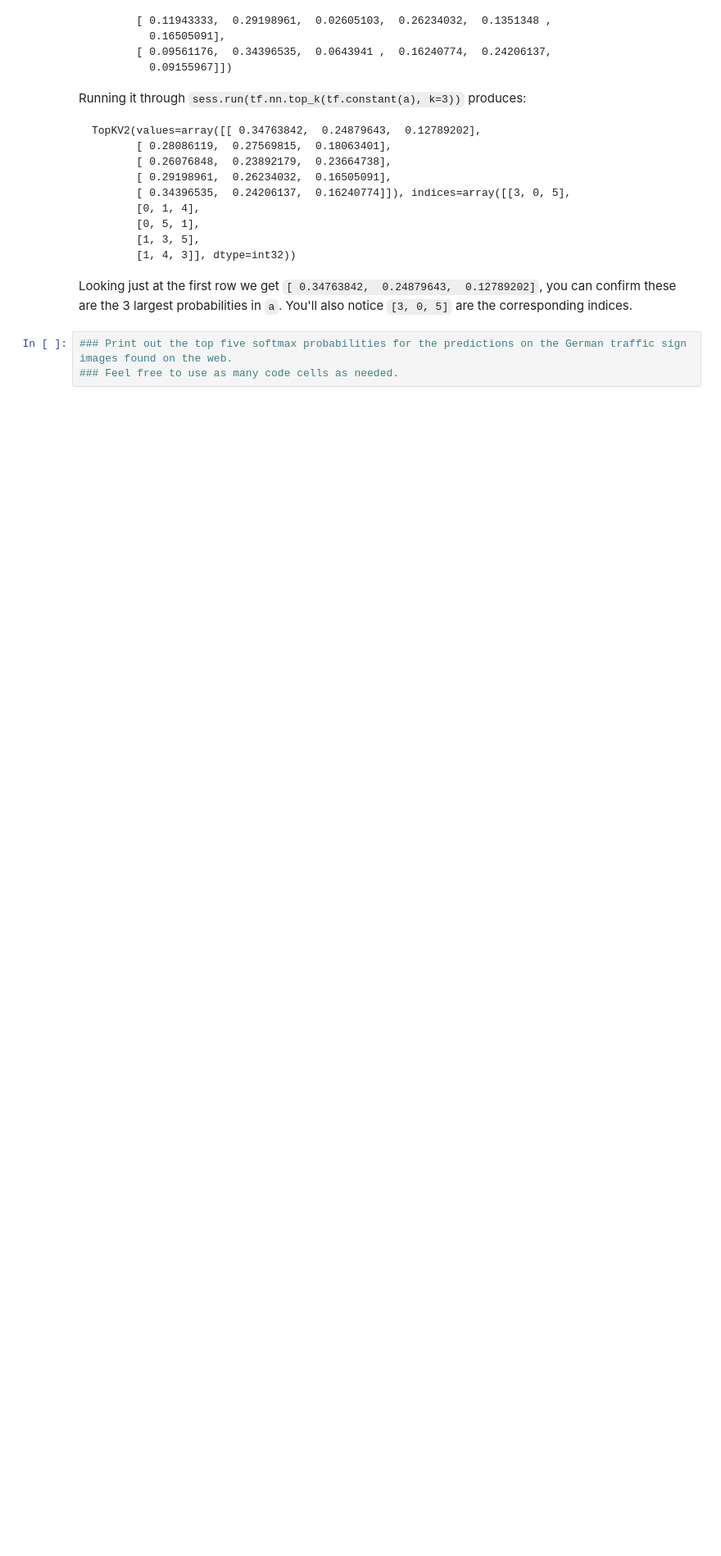
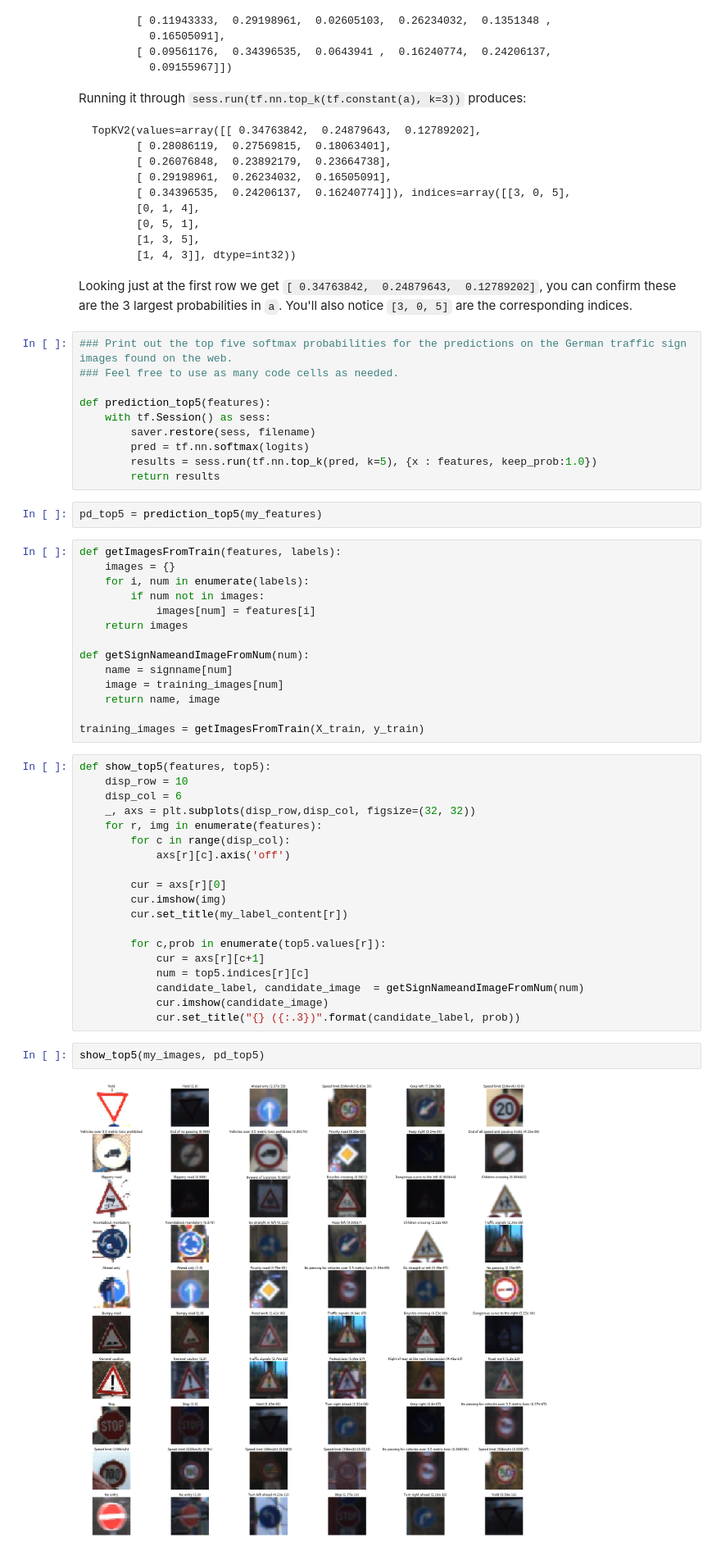
Before and after one commit to maanadoona/CarND-Traffic-Sign-Classifier-Project, a Jupyter notebook: Traffic_Sign_Classifier.ipynb, the cells around one changed output. Shown at 82% size. Drawn from its saved outputs; the diff is of its cells as text; blank space fills up the shorter version.

```diff
--- a/Traffic_Sign_Classifier.ipynb
+++ b/Traffic_Sign_Classifier.ipynb
@@ -513,6 +593,52 @@ Looking just at the first row we get `[ 0.34763842,  0.24879643,  0.12789202]`,
 # %%
 ### Print out the top five softmax probabilities for the predictions on the German traffic sign images found on the web.
 ### Feel free to use as many code cells as needed.
+
+def prediction_top5(features):
+    with tf.Session() as sess:
+        saver.restore(sess, filename)
+        pred = tf.nn.softmax(logits)
+        results = sess.run(tf.nn.top_k(pred, k=5), {x : features, keep_prob:1.0})
+        return results
+# %%
+pd_top5 = prediction_top5(my_features)
+# %%
+def getImagesFromTrain(features, labels):
+    images = {}
+    for i, num in enumerate(labels):
+        if num not in images:
+            images[num] = features[i]
+    return images
+
+def getSignNameandImageFromNum(num):
+    name = signname[num]
+    image = training_images[num]
+    return name, image
+
+training_images = getImagesFromTrain(X_train, y_train)
+# %%
+def show_top5(features, top5):
+    disp_row = 10
+    disp_col = 6
+    _, axs = plt.subplots(disp_row,disp_col, figsize=(32, 32))
+    for r, img in enumerate(features):
+        for c in range(disp_col):
+            axs[r][c].axis('off')
+
+        cur = axs[r][0]
+        cur.imshow(img)
+        cur.set_title(my_label_content[r])
+
+        for c,prob in enumerate(top5.values[r]):
+            cur = axs[r][c+1]
+            num = top5.indices[r][c]
+            candidate_label, candidate_image  = getSignNameandImageFromNum(num)
+            cur.imshow(candidate_image)
+            cur.set_title("{} ({:.3})".format(candidate_label, prob))
+# %%
+show_top5(my_images, pd_top5)
+# %% [output]
+[figure, added]
 # %% [markdown]
 ### Project Writeup
 
```
Also changed, not shown: parts of 10 cells of this notebook, 3 other files.
